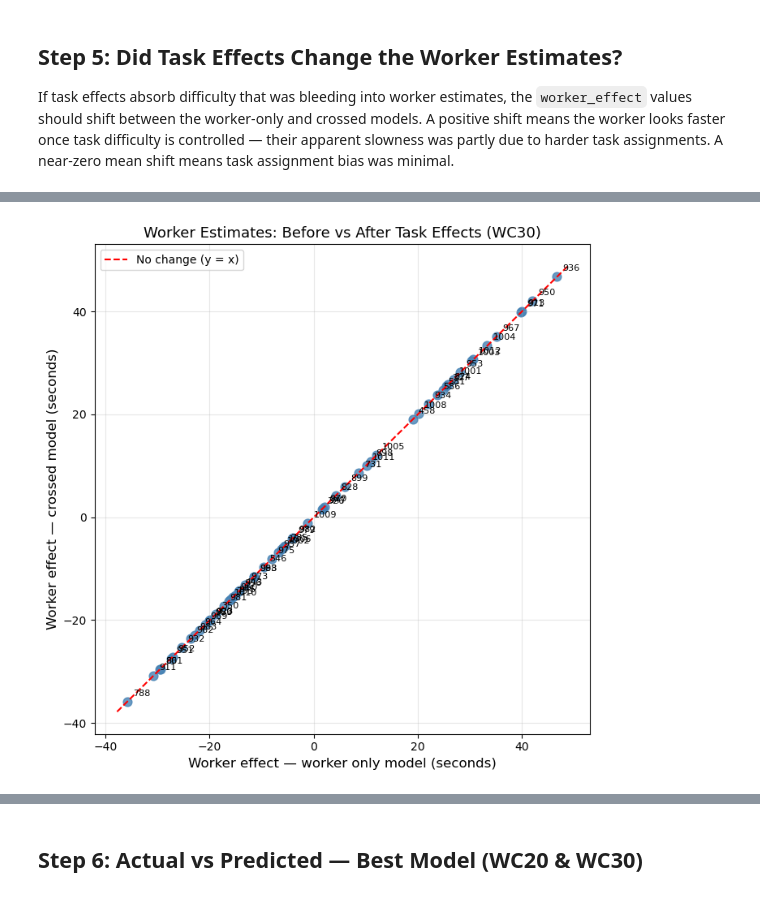
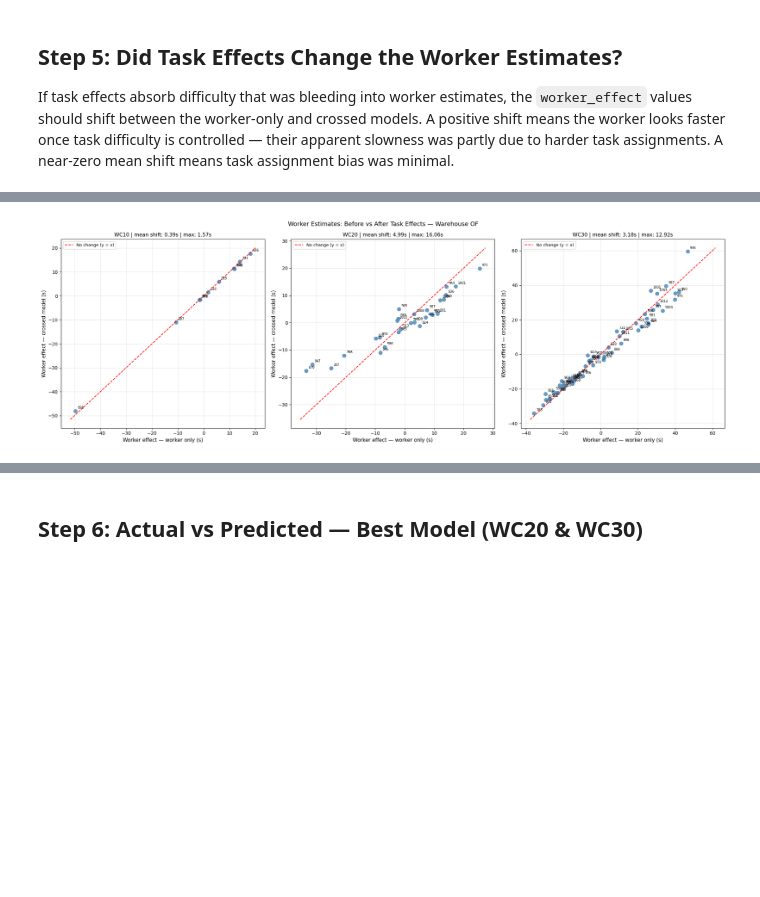
Before and after one commit to JiashenWangg/Lucas_Systems_Capstone_Project, a Jupyter notebook: Model_Betsy_Conan/random_effects/crossed_effects_diagnostics.ipynb, the cells around one changed output, grey strips where cells are left out. Drawn from its saved outputs; the diff is of its cells as text; code cells hidden in the pictures; blank space fills up the shorter version.

Commit message:
made plot to see how worker effect changed when incorporating task effects

```diff
--- a/Model_Betsy_Conan/random_effects/crossed_effects_diagnostics.ipynb
+++ b/Model_Betsy_Conan/random_effects/crossed_effects_diagnostics.ipynb
@@ -462,33 +502,63 @@ Large mean shift = task assignment bias was inflating/deflating worker estimates
 # %%
-# Re-use comp DataFrame from Step 5
-fig, ax = plt.subplots(figsize=(7, 7))
+# Step 5: Worker estimates before vs after task effects — all workcodes
+import warnings
+from statsmodels.tools.sm_exceptions import ConvergenceWarning
+warnings.filterwarnings("ignore", category=ConvergenceWarning)
 
-ax.scatter(comp["worker_only"], comp["worker_crossed"],
-           s=60, alpha=0.8, color="steelblue")
+fig, axes = plt.subplots(1, 3, figsize=(21, 7))
 
-# Annotate each point with UserID
-for _, row in comp.iterrows():
-    ax.annotate(str(row["UserID"]),
-                (row["worker_only"], row["worker_crossed"]),
-                textcoords="offset points", xytext=(5, 5), fontsize=8)
+for ax, wc in zip(axes, WORKCODES):
+    df_wc, _, _ = load_engineered_data(WAREHOUSE, wc, MAX_TIME)
+    train_wc, _, _ = split_by_days(df_wc)
+    train_wc["ProductID"] = train_wc["ProductID"].astype(str)
 
-# Diagonal = no change between models
-lims = [
-    min(comp["worker_only"].min(), comp["worker_crossed"].min()) - 2,
-    max(comp["worker_only"].max(), comp["worker_crossed"].max()) + 2
-]
-ax.plot(lims, lims, "r--", linewidth=1.5, label="No change (y = x)")
+    # Worker-only estimates
+    df_w = train_wc[["UserID", "Time_Delta_sec"]].dropna().copy()
+    res_w = smf.mixedlm(
+        "Time_Delta_sec ~ 1", data=df_w, groups=df_w["UserID"]
+    ).fit(reml=True, disp=False)
+    worker_only = pd.DataFrame({
+        "UserID":      list(res_w.random_effects.keys()),
+        "worker_only": [float(v.iloc[0]) for v in res_w.random_effects.values()]
+    })
 
-ax.set_xlabel("Worker effect — worker only model (seconds)", fontsize=12)
-ax.set_ylabel("Worker effect — crossed model (seconds)", fontsize=12)
-ax.set_title(f"Worker Estimates: Before vs After Task Effects (WC30)", fontsize=13)
-ax.legend()
-ax.grid(True, alpha=0.3)
+    # Crossed estimates
+    worker_crossed, _ = estimate_crossed_effects(train_wc)
+    worker_crossed = worker_crossed.rename(columns={"worker_effect": "worker_crossed"})
+
+    # Compare
+    comp = worker_only.merge(worker_crossed, on="UserID", how="inner")
+    comp["shift"]     = comp["worker_crossed"] - comp["worker_only"]
+    comp["abs_shift"] = comp["shift"].abs()
+
+    # Plot
+    ax.scatter(comp["worker_only"], comp["worker_crossed"],
+               s=60, alpha=0.8, color="steelblue")
+
+    for _, row in comp.iterrows():
+        ax.annotate(str(row["UserID"]),
+                    (row["worker_only"], row["worker_crossed"]),
+                    textcoords="offset points", xytext=(5, 5), fontsize=7)
+
+    lims = [
+        min(comp["worker_only"].min(), comp["worker_crossed"].min()) - 2,
+        max(comp["worker_only"].max(), comp["worker_crossed"].max()) + 2
+    ]
+    ax.plot(lims, lims, "r--", linewidth=1.5, label="No change (y = x)")
+    ax.set_xlabel("Worker effect — worker only (s)", fontsize=11)
+    ax.set_ylabel("Worker effect — crossed model (s)", fontsize=11)
+    ax.set_title(f"WC{wc} | mean shift: {comp['abs_shift'].mean():.2f}s | "
+                 f"max: {comp['abs_shift'].max():.2f}s", fontsize=11)
+    ax.legend(fontsize=9)
+    ax.grid(True, alpha=0.3)
+
+    print(f"WC{wc}: {comp['UserID'].nunique()} workers | "
+          f"mean abs shift: {comp['abs_shift'].mean():.2f}s | "
+          f"max shift: {comp['abs_shift'].max():.2f}s | "
+          f"correlation: {comp['worker_only'].corr(comp['worker_crossed']):.4f}")
+
+plt.suptitle(f"Worker Estimates: Before vs After Task Effects — Warehouse {WAREHOUSE}",
+             fontsize=13)
 plt.tight_layout()
 plt.show()
-
-# Summary stats
-print(f"Mean absolute shift: {comp['abs_shift'].mean():.2f}s")
-print(f"Max shift: {comp['abs_shift'].max():.2f}s (Worker {comp.loc[comp['abs_shift'].idxmax(), 'UserID']})")
-print(f"Correlation between estimates: {comp['worker_only'].corr(comp['worker_crossed']):.4f}")
 # %% [output]
@@ -495 +582 @@ print(f"Correlation between estimates: {comp['worker_only'].corr(comp['worker_cr
-[figure, old version]
+[figure, new version]
```
Also changed, not shown: parts of 13 cells of this notebook, 12 other files.
